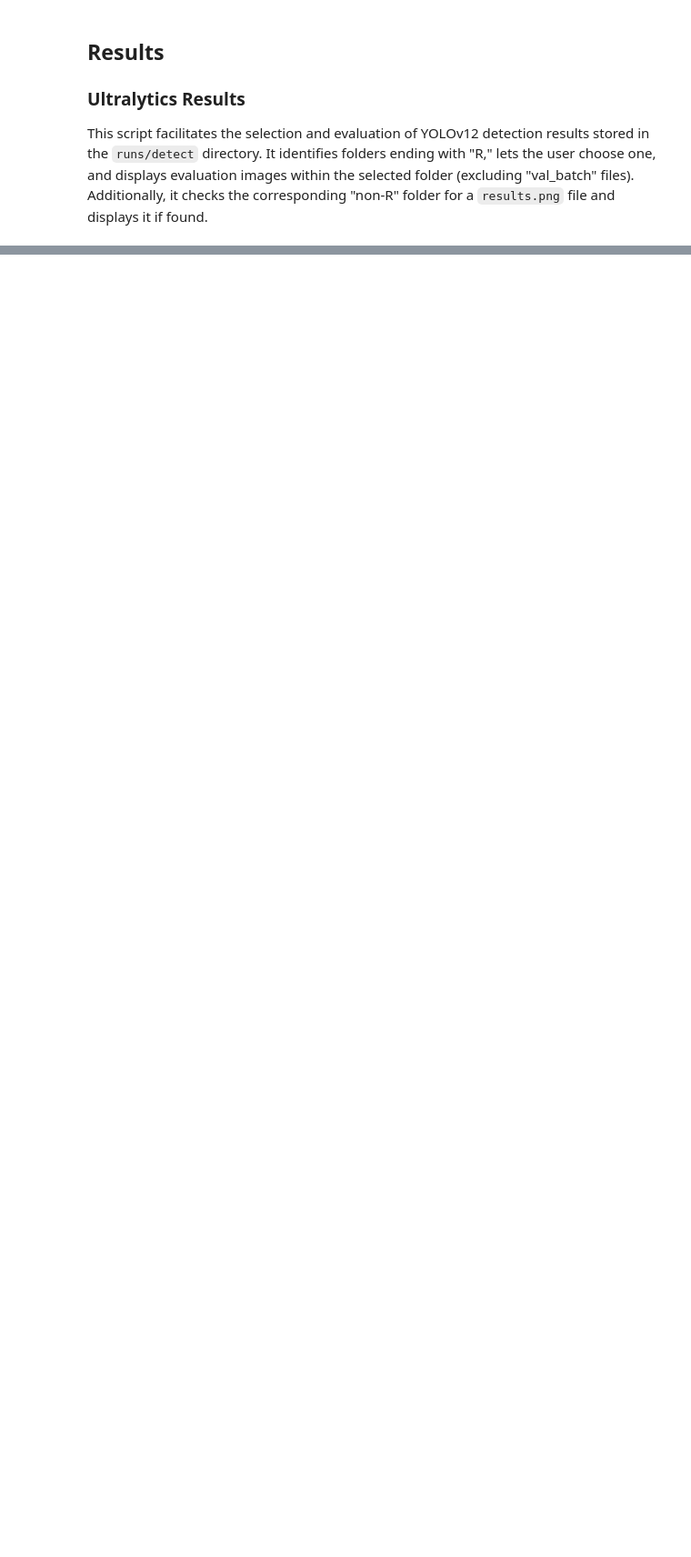
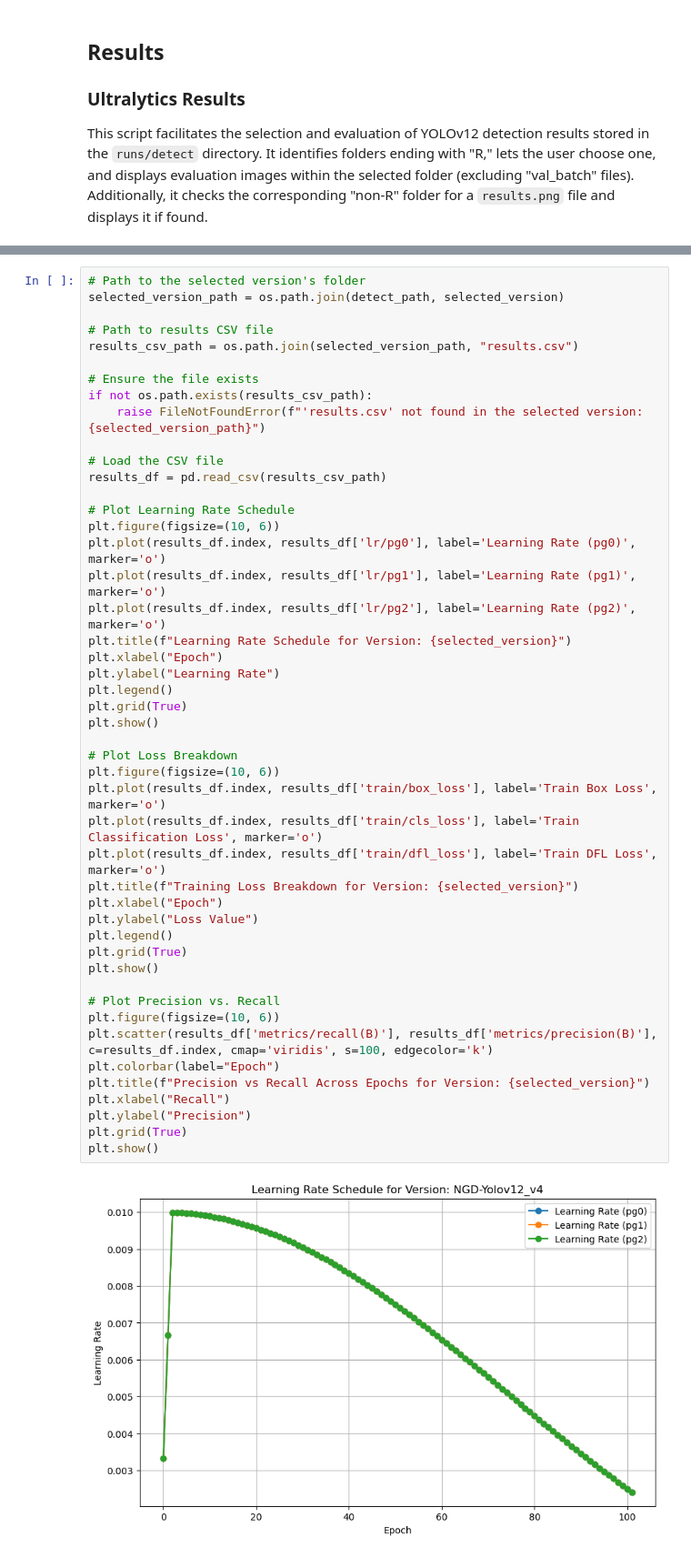
Before and after one commit to AFLucas-UOM/Accurate-Name-Extraction, a Jupyter notebook: 3. Yolo Training/Yolov12.ipynb, the cells around one changed output, grey strips where cells are left out. Shown at 91% size. Cells and saved outputs as stored; diff of their text form; blank space fills up the shorter version.

```diff
--- a/3. Yolo Training/Yolov12.ipynb
+++ b/3. Yolo Training/Yolov12.ipynb
@@ -347,0 +579,49 @@ else:
+# %%
+# Path to the selected version's folder
+selected_version_path = os.path.join(detect_path, selected_version)
+
+# Path to results CSV file
+results_csv_path = os.path.join(selected_version_path, "results.csv")
+
+# Ensure the file exists
+if not os.path.exists(results_csv_path):
+    raise FileNotFoundError(f"'results.csv' not found in the selected version: {selected_version_path}")
+
+# Load the CSV file
+results_df = pd.read_csv(results_csv_path)
+
+# Plot Learning Rate Schedule
+plt.figure(figsize=(10, 6))
+plt.plot(results_df.index, results_df['lr/pg0'], label='Learning Rate (pg0)', marker='o')
+plt.plot(results_df.index, results_df['lr/pg1'], label='Learning Rate (pg1)', marker='o')
+plt.plot(results_df.index, results_df['lr/pg2'], label='Learning Rate (pg2)', marker='o')
+plt.title(f"Learning Rate Schedule for Version: {selected_version}")
+plt.xlabel("Epoch")
+plt.ylabel("Learning Rate")
+plt.legend()
+plt.grid(True)
+plt.show()
+
+# Plot Loss Breakdown
+plt.figure(figsize=(10, 6))
+plt.plot(results_df.index, results_df['train/box_loss'], label='Train Box Loss', marker='o')
+plt.plot(results_df.index, results_df['train/cls_loss'], label='Train Classification Loss', marker='o')
+plt.plot(results_df.index, results_df['train/dfl_loss'], label='Train DFL Loss', marker='o')
+plt.title(f"Training Loss Breakdown for Version: {selected_version}")
+plt.xlabel("Epoch")
+plt.ylabel("Loss Value")
+plt.legend()
+plt.grid(True)
+plt.show()
+
+# Plot Precision vs. Recall
+plt.figure(figsize=(10, 6))
+plt.scatter(results_df['metrics/recall(B)'], results_df['metrics/precision(B)'], c=results_df.index, cmap='viridis', s=100, edgecolor='k')
+plt.colorbar(label="Epoch")
+plt.title(f"Precision vs Recall Across Epochs for Version: {selected_version}")
+plt.xlabel("Recall")
+plt.ylabel("Precision")
+plt.grid(True)
+plt.show()
+# %% [output]
+[figure, added]
```
Also changed, not shown: parts of 22 cells of this notebook, 7 other files.
